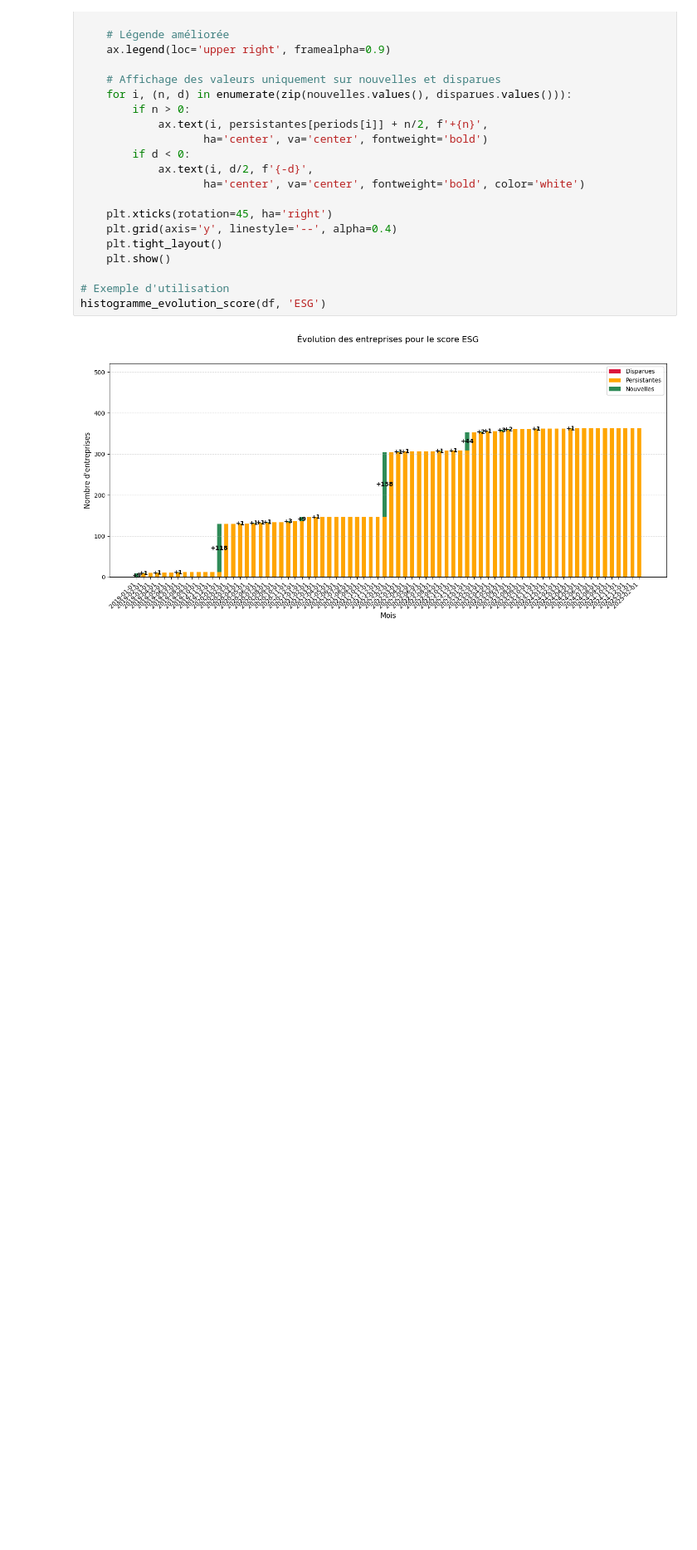
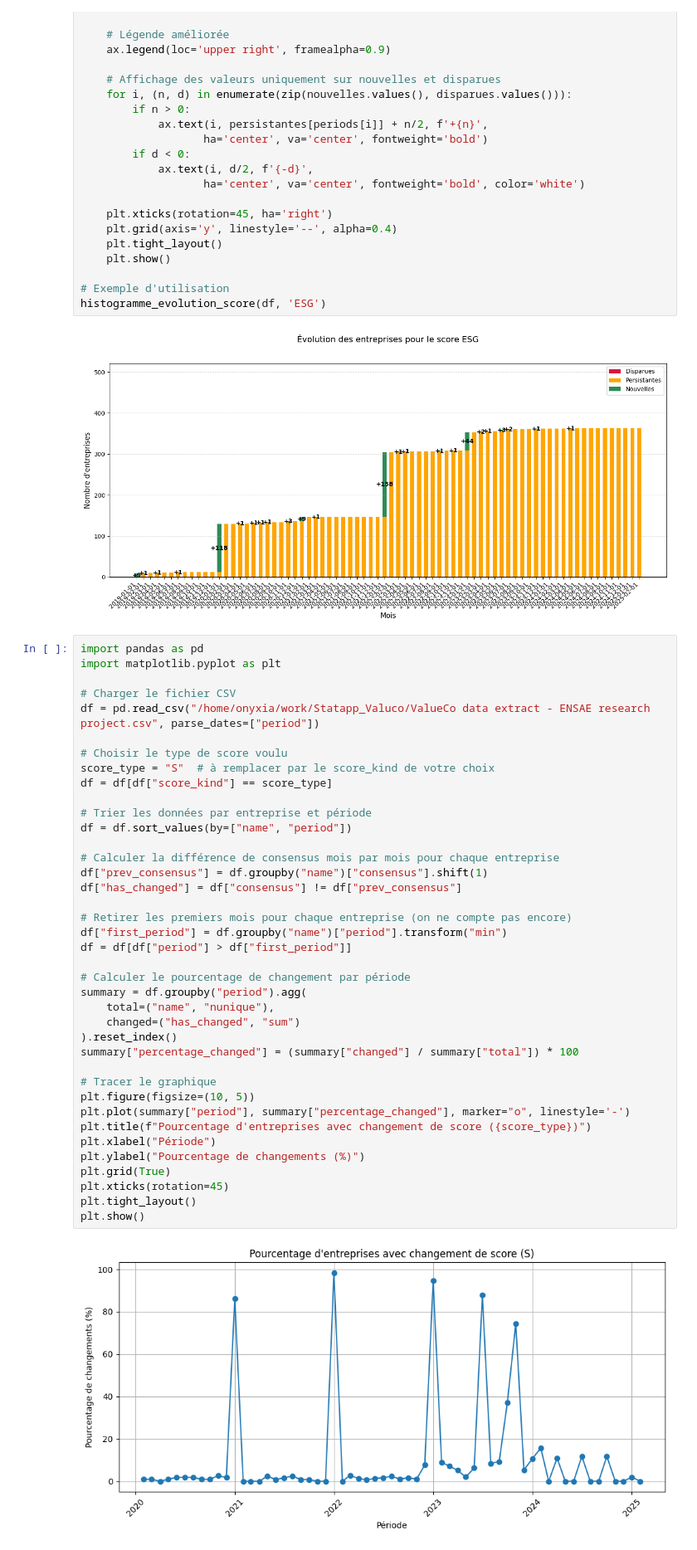
Before and after one commit to VictorienMarette/Statapp_Valuco, a Jupyter notebook: Etude valeur manquante.ipynb, the cells around one changed output. Shown: that part at 83% size. Drawn from its saved outputs; the diff is of its cells as text; blank space fills up the shorter version.

```diff
--- a/Etude valeur manquante.ipynb
+++ b/Etude valeur manquante.ipynb
@@ -244,3 +244,44 @@ def histogramme_evolution_score(df, score_cible):
 histogramme_evolution_score(df, 'ESG')
 # %% [output]
 [figure]
+# %%
+import pandas as pd
+import matplotlib.pyplot as plt
+
+# Charger le fichier CSV
+df = pd.read_csv("/home/onyxia/work/Statapp_Valuco/ValueCo data extract - ENSAE research project.csv", parse_dates=["period"])
+
+# Choisir le type de score voulu
+score_type = "S"  # à remplacer par le score_kind de votre choix
+df = df[df["score_kind"] == score_type]
+
+# Trier les données par entreprise et période
+df = df.sort_values(by=["name", "period"])
+
+# Calculer la différence de consensus mois par mois pour chaque entreprise
+df["prev_consensus"] = df.groupby("name")["consensus"].shift(1)
+df["has_changed"] = df["consensus"] != df["prev_consensus"]
+
+# Retirer les premiers mois pour chaque entreprise (on ne compte pas encore)
+df["first_period"] = df.groupby("name")["period"].transform("min")
+df = df[df["period"] > df["first_period"]]
+
+# Calculer le pourcentage de changement par période
+summary = df.groupby("period").agg(
+    total=("name", "nunique"),
+    changed=("has_changed", "sum")
+).reset_index()
+summary["percentage_changed"] = (summary["changed"] / summary["total"]) * 100
+
+# Tracer le graphique
+plt.figure(figsize=(10, 5))
+plt.plot(summary["period"], summary["percentage_changed"], marker="o", linestyle='-')
+plt.title(f"Pourcentage d'entreprises avec changement de score ({score_type})")
+plt.xlabel("Période")
+plt.ylabel("Pourcentage de changements (%)")
+plt.grid(True)
+plt.xticks(rotation=45)
+plt.tight_layout()
+plt.show()
+# %% [output]
+[figure, added]
```
Also changed, not shown: parts of 9 cells of this notebook, 14 other files.
